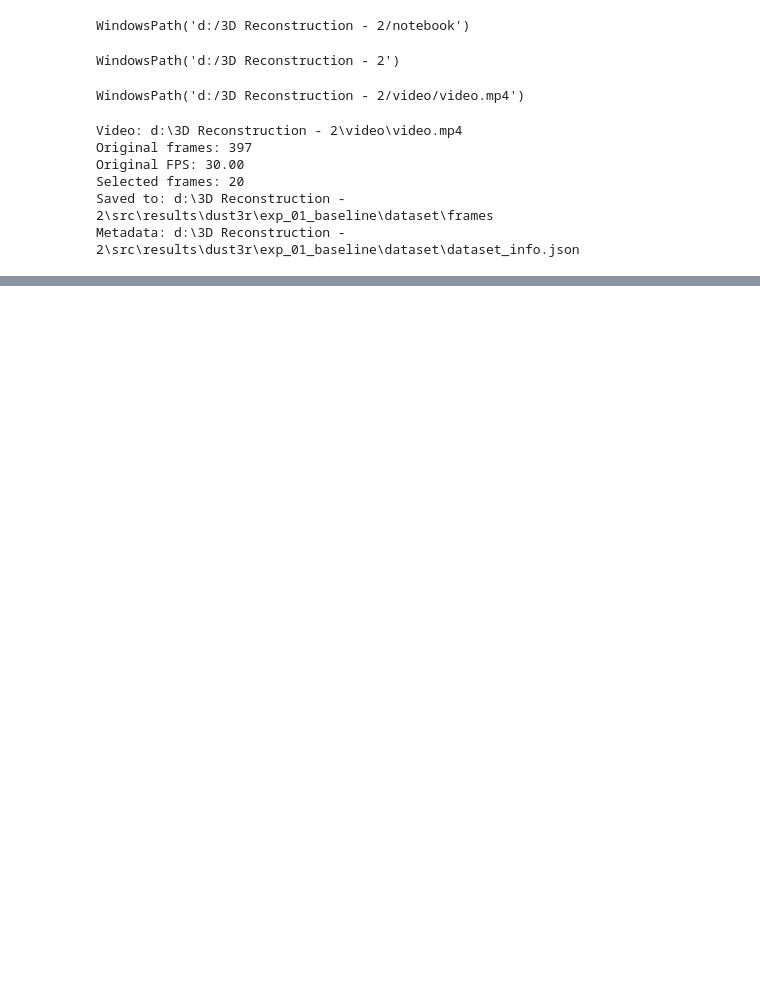
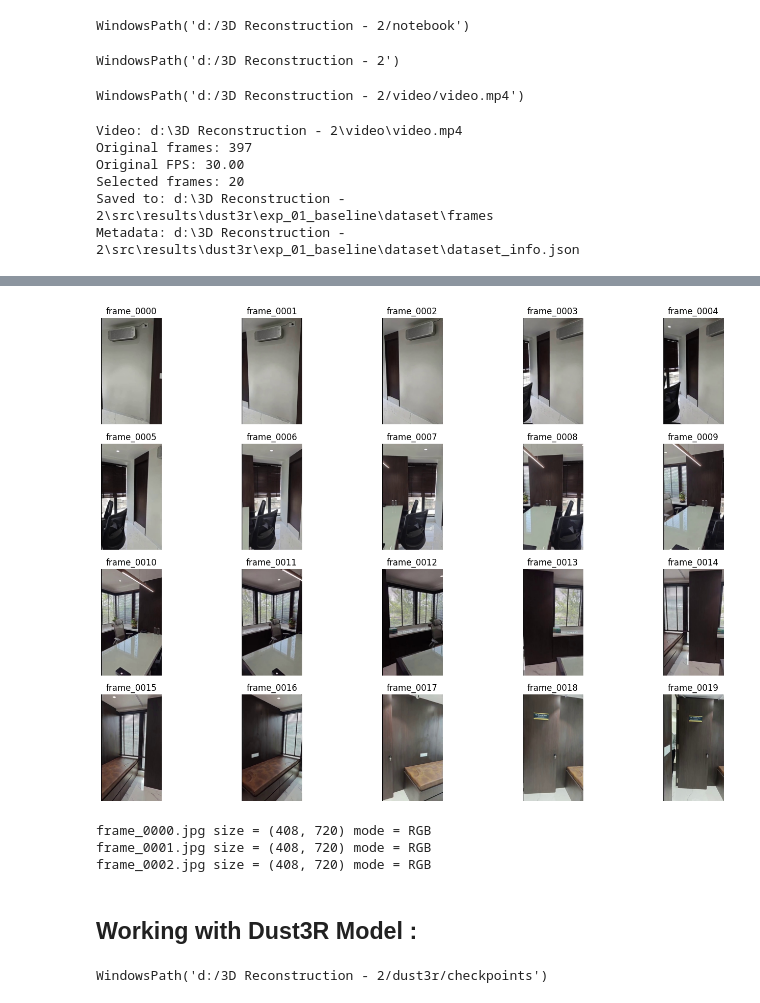
Before and after one commit to SASakhare/3D-Reconstruction, a Jupyter notebook: notebook/3_Dust3R.ipynb, the cells around one changed output, grey strips where cells are left out. Saved outputs shown, nothing was run; the diff lists cells and outputs as text; code cells hidden in the pictures; blank space fills up the shorter version.

```diff
--- a/notebook/3_Dust3R.ipynb
+++ b/notebook/3_Dust3R.ipynb
@@ -102,3 +106,11 @@ Original FPS: 30.00
 Selected frames: 20
 Saved to: d:\3D Reconstruction - 2\src\results\dust3r\exp_01_baseline\dataset\frames
 Metadata: d:\3D Reconstruction - 2\src\results\dust3r\exp_01_baseline\dataset\dataset_info.json
+# %%
+
+frames=sorted(output_dir.glob("*.jpg"))
+
+print(f'Number of Frames : {len(frames)}')
+
+for frame in frames:
+    print(frame.name)
@@ -104,0 +135,35 @@ Metadata: d:\3D Reconstruction - 2\src\results\dust3r\exp_01_baseline\dataset\da
+# %%
+import matplotlib.pyplot as plt
+from PIL import Image
+
+
+fig,axes=plt.subplots(4,5,figsize=(15,10))
+
+for ax ,frame_path in zip(axes.flat,frames):
+    image=Image.open(frame_path)
+
+    ax.imshow(image)
+    ax.set_title(frame_path.stem)
+    ax.axis("off")
+
+plt.tight_layout()
+plt.show()
+# %% [output]
+[figure, added]
+# %%
+from PIL import Image
+
+for frame_path in frames[:3]:
+    image = Image.open(frame_path)
+
+    print(
+        frame_path.name,
+        "size =", image.size,
+        "mode =", image.mode
+    )
+# %% [output]
+frame_0000.jpg size = (408, 720) mode = RGB
+frame_0001.jpg size = (408, 720) mode = RGB
+frame_0002.jpg size = (408, 720) mode = RGB
+# %% [markdown]
+## **Working with Dust3R Model :**
@@ -104,0 +172,14 @@ Metadata: d:\3D Reconstruction - 2\src\results\dust3r\exp_01_baseline\dataset\da
+# %%
+# # * downloading the Model :
+
+from src.dust3r.model_manager import get_checkpoint
+
+CHECKPOINT_DIR = (
+    PROJECT_ROOT
+    / "dust3r"
+    / "checkpoints"
+)
+
+CHECKPOINT_DIR
+# %% [output]
+WindowsPath('d:/3D Reconstruction - 2/dust3r/checkpoints')
```
Also changed, not shown: parts of 7 cells of this notebook, 1 other file.
